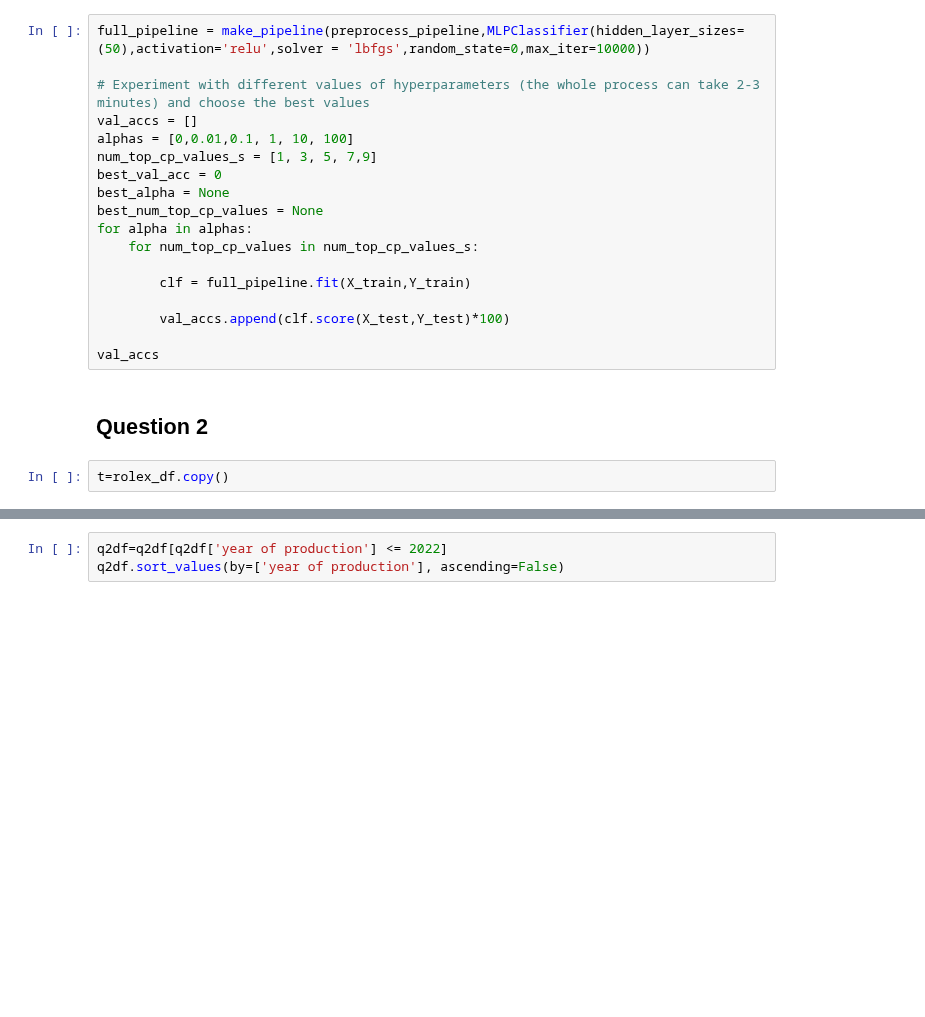
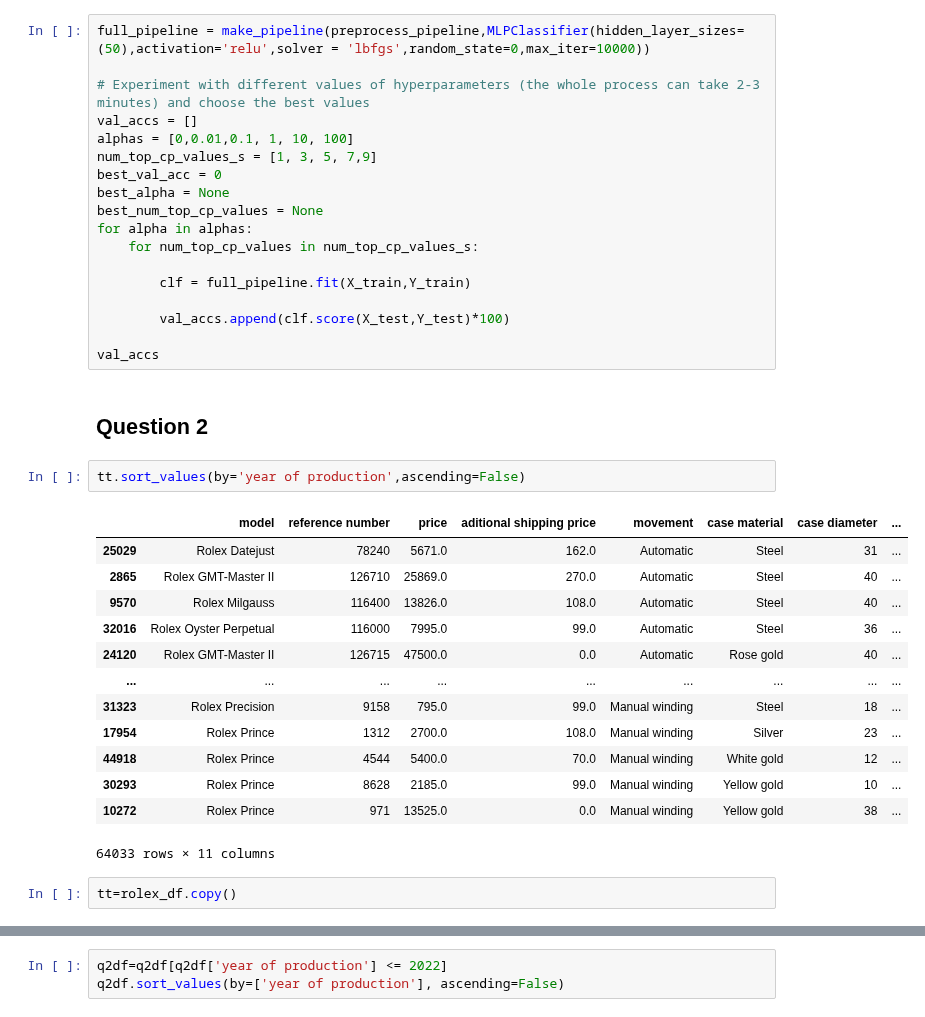
Before and after one commit to baonhat1802/Project-Programming-DS, a Jupyter notebook: Project/test.ipynb, the cells around one changed output, grey strips where cells are left out. Drawn from its saved outputs; the diff is of its cells as text; blank space fills up the shorter version.

```diff
--- a/Project/test.ipynb
+++ b/Project/test.ipynb
@@ -347,6 +347,22 @@ for alpha in alphas:
 val_accs
 # %% [markdown]
 ## Question 2
+# %%
+tt.sort_values(by='year of production',ascending=False)
+# %% [output]
+|  | model | reference number | price | aditional shipping price | movement | case material | case diameter | ... |
+| 25029 | Rolex Datejust | 78240 | 5671.0 | 162.0 | Automatic | Steel | 31 | ... |
+| 2865 | Rolex GMT-Master II | 126710 | 25869.0 | 270.0 | Automatic | Steel | 40 | ... |
+| 9570 | Rolex Milgauss | 116400 | 13826.0 | 108.0 | Automatic | Steel | 40 | ... |
+| 32016 | Rolex Oyster Perpetual | 116000 | 7995.0 | 99.0 | Automatic | Steel | 36 | ... |
+| 24120 | Rolex GMT-Master II | 126715 | 47500.0 | 0.0 | Automatic | Rose gold | 40 | ... |
+| ... | ... | ... | ... | ... | ... | ... | ... | ... |
+| 31323 | Rolex Precision | 9158 | 795.0 | 99.0 | Manual winding | Steel | 18 | ... |
+| 17954 | Rolex Prince | 1312 | 2700.0 | 108.0 | Manual winding | Silver | 23 | ... |
+| 44918 | Rolex Prince | 4544 | 5400.0 | 70.0 | Manual winding | White gold | 12 | ... |
+| 30293 | Rolex Prince | 8628 | 2185.0 | 99.0 | Manual winding | Yellow gold | 10 | ... |
+| 10272 | Rolex Prince | 971 | 13525.0 | 0.0 | Manual winding | Yellow gold | 38 | ... |
+64033 rows × 11 columns
 # %%
-t=rolex_df.copy()
+tt=rolex_df.copy()
 # %%
```
Also changed, not shown: parts of 16 cells of this notebook.
